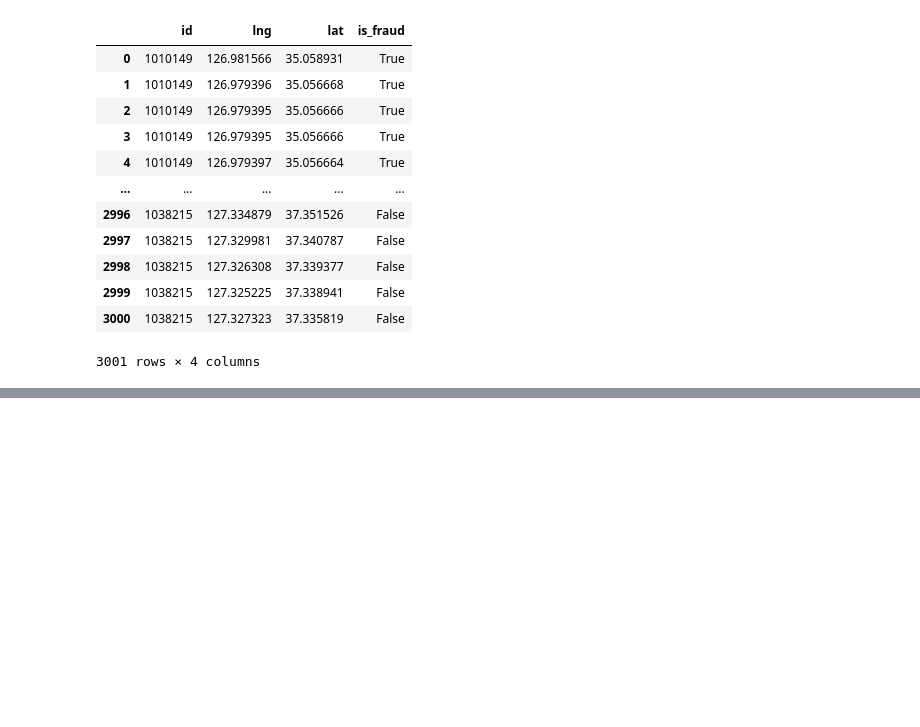
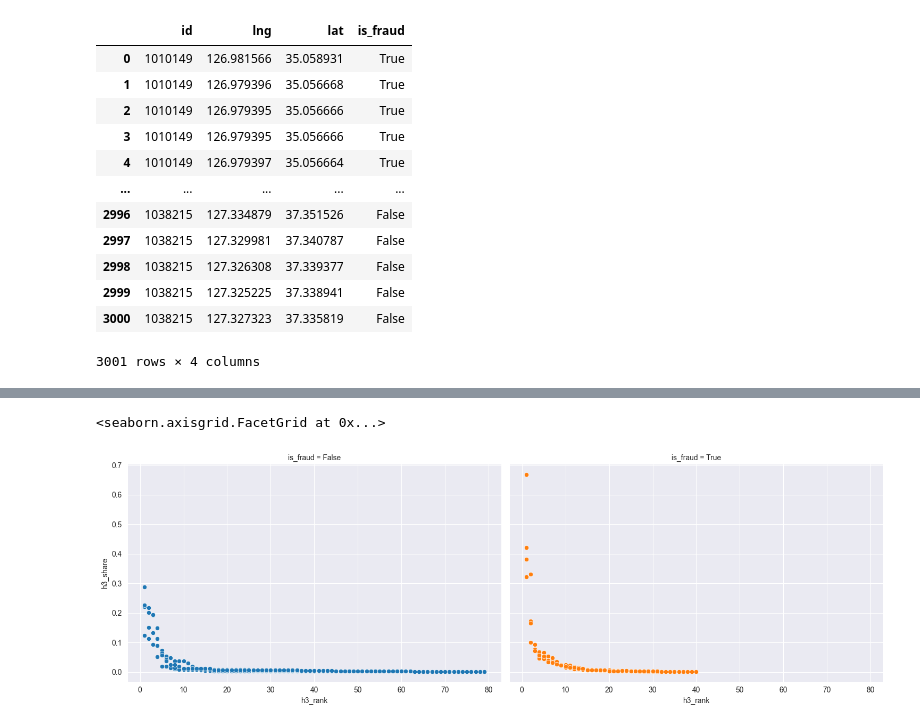
Before and after one commit to leejaesang6098/aiffel_study, a Jupyter notebook: 0920_node/H3실습.ipynb, the cells around one changed output, grey strips where cells are left out. Drawn from its saved outputs; the diff is of its cells as text; code cells hidden in the pictures; blank space fills up the shorter version.

```diff
--- a/0920_node/H3실습.ipynb
+++ b/0920_node/H3실습.ipynb
@@ -24,0 +123,6 @@ normal_list = [1037358, 1039563, 1038666, 1038215]
+# %%
+# 각 사고에서 특정 h3 의 횟수를 구하기 위한 집계를 수행해보겠습니다
+
+gps_df_prep = gps_df.groupby(['is_fraud', 'id', 'h3'], as_index=False).count()[['is_fraud', 'id', 'h3', 'lat']]
+gps_df_prep = gps_df_prep.rename(columns={'lat': 'gps_count'})
+gps_df_prep
@@ -24,0 +143,7 @@ normal_list = [1037358, 1039563, 1038666, 1038215]
+# %%
+# gpss count 가 해당 사고 주행에서 차지하는 비중을 찾아보겠습니다.
+
+gps_df_prep['total_gps_count_by_id'] = gps_df_prep.groupby(by=['id'])['gps_count'].transform(sum)
+gps_df_prep['h3_share'] = gps_df_prep['gps_count'] / gps_df_prep['total_gps_count_by_id']
+
+gps_df_prep
@@ -24,0 +164,5 @@ normal_list = [1037358, 1039563, 1038666, 1038215]
+# %%
+# 각 사고 id 에서 차지하는 비중이 높은 h3 에 순서를 매깁니다.
+gps_df_prep['h3_rank'] = gps_df_prep.groupby('id')['h3_share'].rank(method='first', ascending=False)
+gps_df_prep = gps_df_prep.sort_values(by=['id', 'h3_rank'])
+gps_df_prep
@@ -24,0 +183,3 @@ normal_list = [1037358, 1039563, 1038666, 1038215]
+# %%
+gps_df_prep = gps_df_prep[gps_df_prep['h3_rank'] < 80]
+gps_df_prep
@@ -24,0 +200,7 @@ normal_list = [1037358, 1039563, 1038666, 1038215]
+# %%
+import seaborn as sns
+g = sns.FacetGrid(gps_df_prep, col="is_fraud", hue="is_fraud",  height=5, aspect=1.5)
+g.map(sns.scatterplot, "h3_rank", "h3_share")
+# %% [output]
+<seaborn.axisgrid.FacetGrid at 0x...>
+[figure, added]
```
Also changed, not shown: parts of 21 cells of this notebook.
